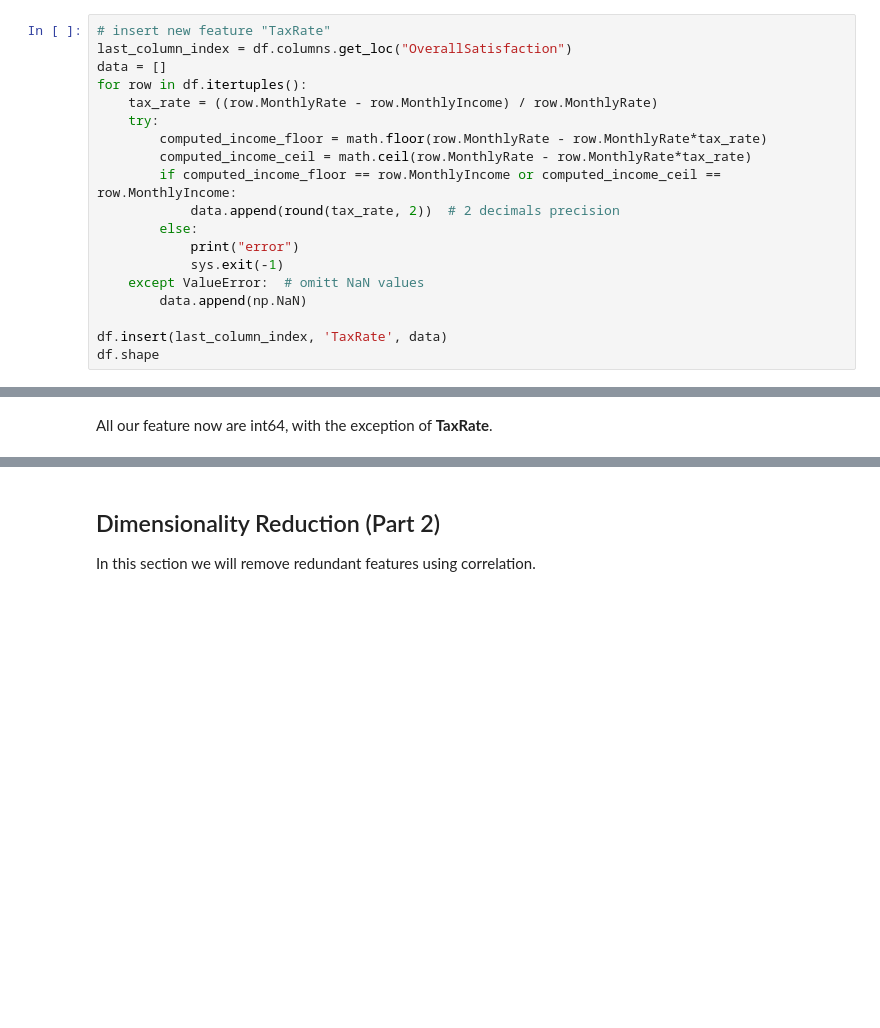
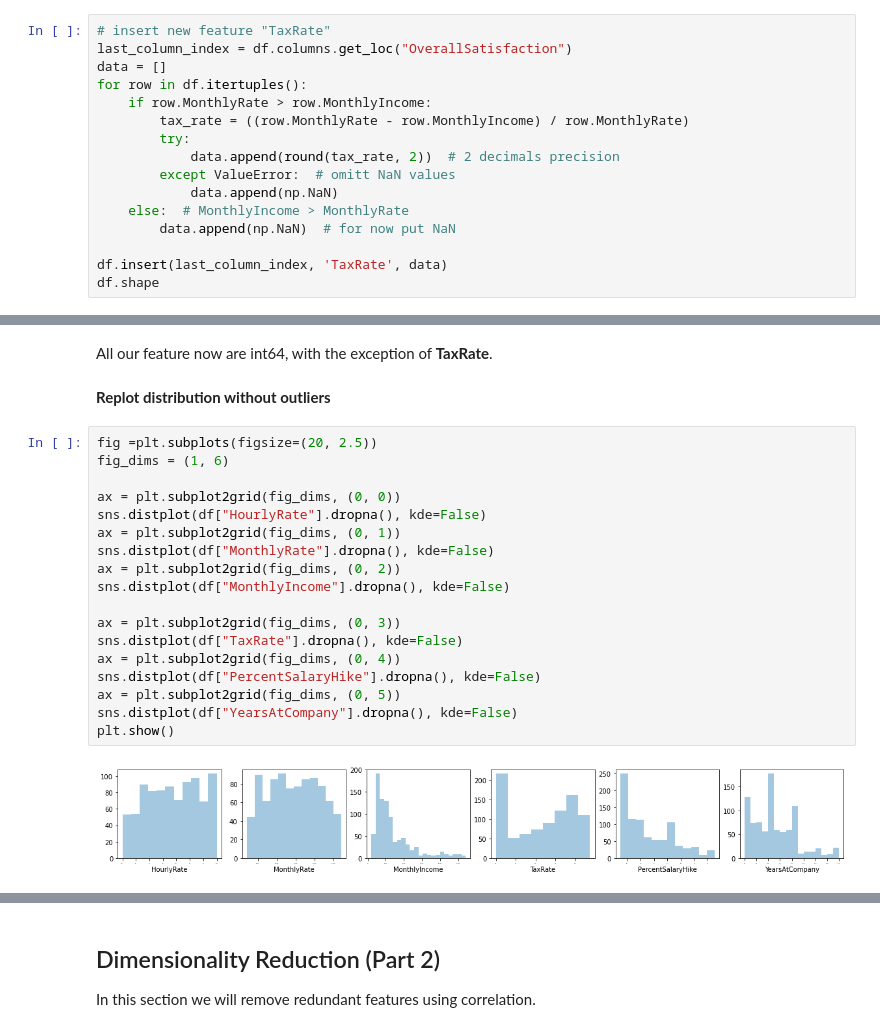
Before and after one commit to Mariabba/DataMining1_Fundamentals, a Jupyter notebook: notebook/DataUnderstanding/tsk1_data_understanding.ipynb, the cells around one changed output, grey strips where cells are left out. Cells and saved outputs as stored; diff of their text form; blank space fills up the shorter version.

```diff
--- a/notebook/DataUnderstanding/tsk1_data_understanding.ipynb
+++ b/notebook/DataUnderstanding/tsk1_data_understanding.ipynb
@@ -171,17 +171,14 @@ df.shape
 last_column_index = df.columns.get_loc("OverallSatisfaction")
 data = []
 for row in df.itertuples():
-    tax_rate = ((row.MonthlyRate - row.MonthlyIncome) / row.MonthlyRate)
-    try:
-        computed_income_floor = math.floor(row.MonthlyRate - row.MonthlyRate*tax_rate)
-        computed_income_ceil = math.ceil(row.MonthlyRate - row.MonthlyRate*tax_rate)
-        if computed_income_floor == row.MonthlyIncome or computed_income_ceil == row.MonthlyIncome:
+    if row.MonthlyRate > row.MonthlyIncome:
+        tax_rate = ((row.MonthlyRate - row.MonthlyIncome) / row.MonthlyRate)
+        try:
             data.append(round(tax_rate, 2))  # 2 decimals precision
-        else:
-            print("error")
-            sys.exit(-1)
-    except ValueError:  # omitt NaN values
-        data.append(np.NaN)
+        except ValueError:  # omitt NaN values
+            data.append(np.NaN)
+    else:  # MonthlyIncome > MonthlyRate
+        data.append(np.NaN)  # for now put NaN
 
 df.insert(last_column_index, 'TaxRate', data)
 df.shape
@@ -1573,2 +1597,24 @@ memory usage: 360.5 KB
 # %% [markdown]
 All our feature now are int64, with the exception of <b>TaxRate</b>.
+# %% [markdown]
+<b> Replot distribution without outliers </b>
+# %%
+fig =plt.subplots(figsize=(20, 2.5))
+fig_dims = (1, 6)
+
+ax = plt.subplot2grid(fig_dims, (0, 0))
+sns.distplot(df["HourlyRate"].dropna(), kde=False)
+ax = plt.subplot2grid(fig_dims, (0, 1))
+sns.distplot(df["MonthlyRate"].dropna(), kde=False)
+ax = plt.subplot2grid(fig_dims, (0, 2))
+sns.distplot(df["MonthlyIncome"].dropna(), kde=False)
+
+ax = plt.subplot2grid(fig_dims, (0, 3))
+sns.distplot(df["TaxRate"].dropna(), kde=False)
+ax = plt.subplot2grid(fig_dims, (0, 4))
+sns.distplot(df["PercentSalaryHike"].dropna(), kde=False)
+ax = plt.subplot2grid(fig_dims, (0, 5))
+sns.distplot(df["YearsAtCompany"].dropna(), kde=False)
+plt.show()
+# %% [output]
+[figure, added]
```
Also changed, not shown: parts of 42 cells of this notebook, 4 other files.
